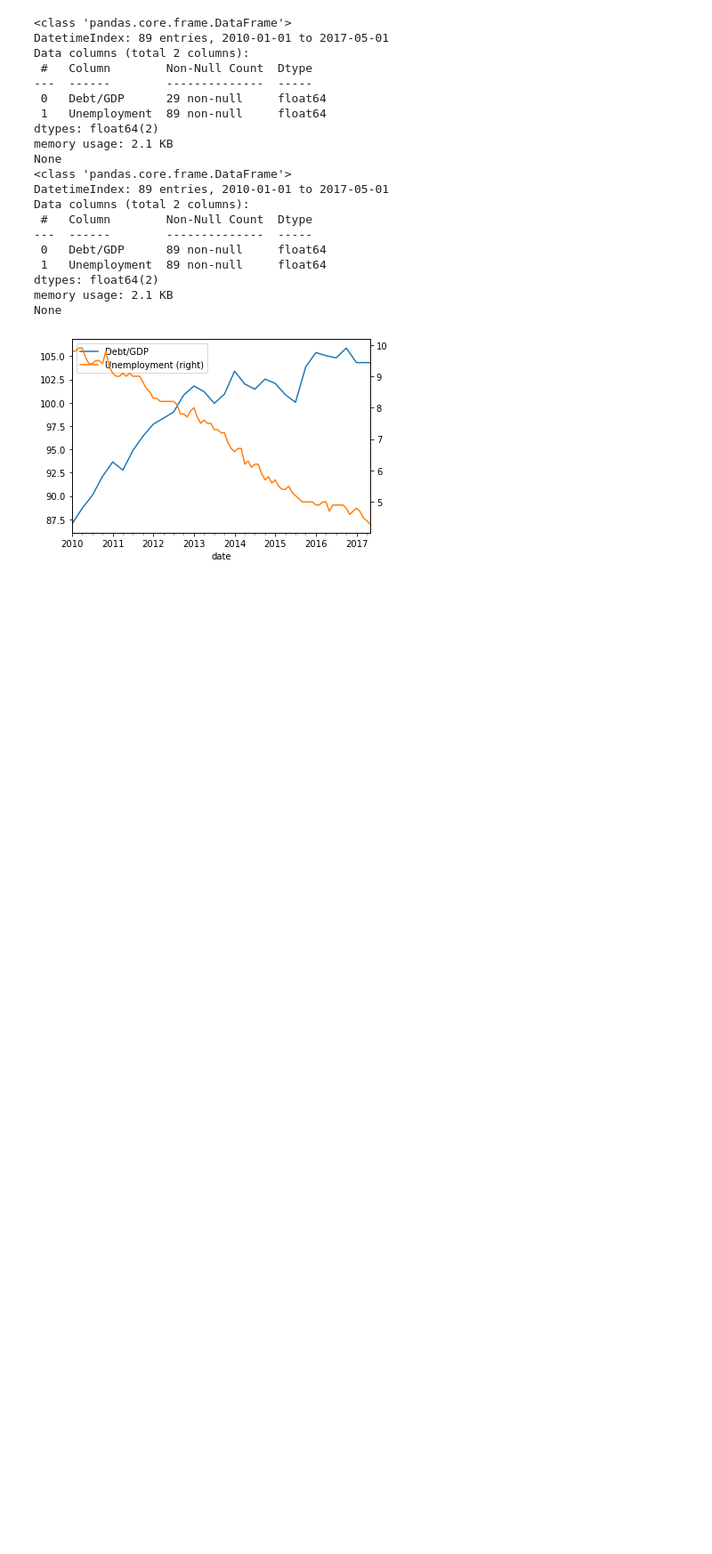
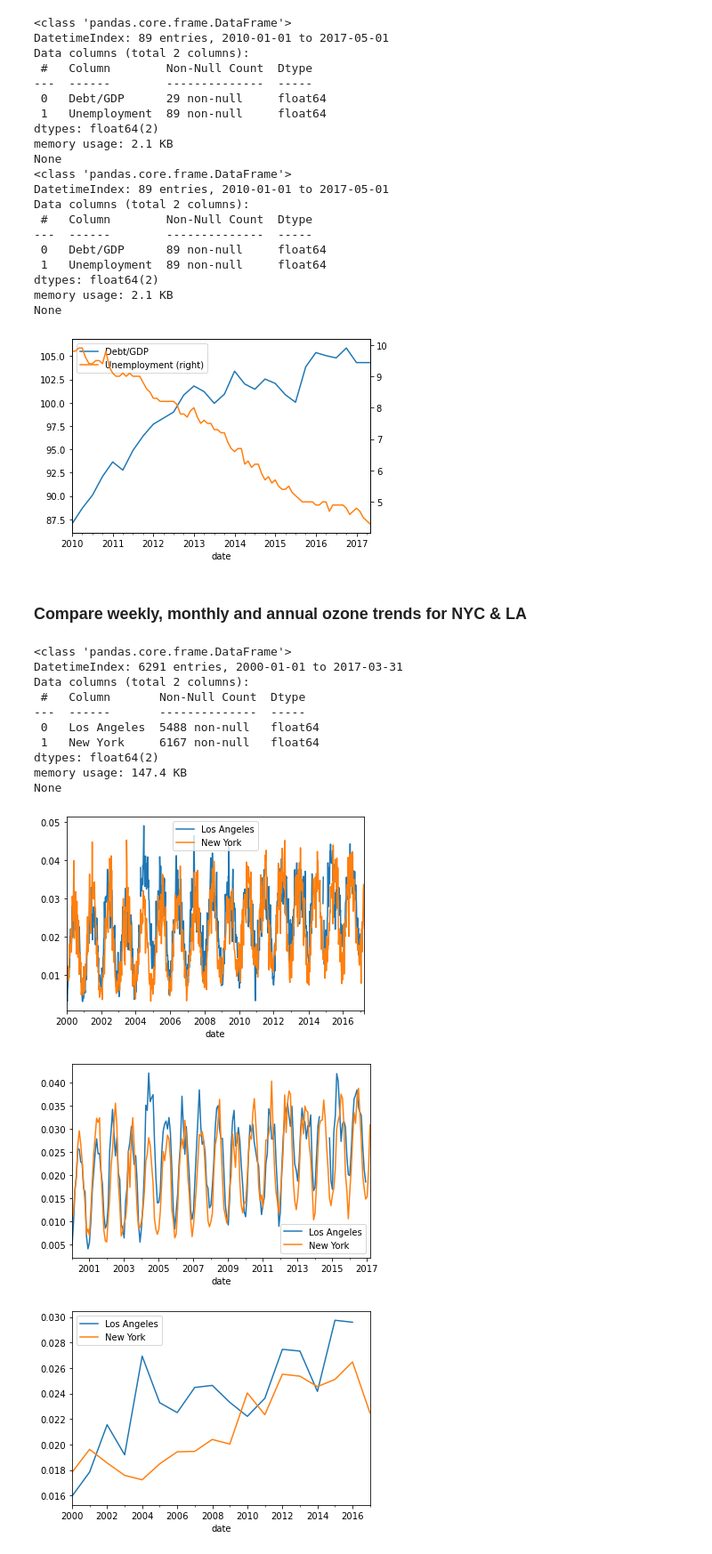
Before and after one commit to naikshubham/Forecasting-using-Python, a Jupyter notebook: Manipulating-Time-Series-Data/Manipulating Time Series.ipynb, the cells around one changed output. Shown at 89% size. Cells and saved outputs as stored; diff of their text form; code cells hidden in the pictures; blank space fills up the shorter version.

```diff
--- a/Manipulating-Time-Series-Data/Manipulating Time Series.ipynb
+++ b/Manipulating-Time-Series-Data/Manipulating Time Series.ipynb
@@ -481,3 +481,37 @@ dtypes: float64(2)
 memory usage: 2.1 KB
 None
 [figure]
+# %% [markdown]
+### Compare weekly, monthly and annual ozone trends for NYC & LA
+# %%
+# Import and inspect data here
+ozone = pd.read_csv('./data/ozone_nyla.csv', parse_dates=['date'], index_col='date')
+print(ozone.info())
+
+# Calculate and plot the weekly average ozone trend
+ozone.resample('W').mean().plot()
+
+plt.show()
+
+# Calculate and plot the monthly average ozone trend
+ozone.resample('M').mean().plot()
+plt.show()
+
+# Calculate and plot the annual average ozone trend
+ozone.resample('A').mean().plot()
+
+plt.show()
+# %% [output]
+<class 'pandas.core.frame.DataFrame'>
+DatetimeIndex: 6291 entries, 2000-01-01 to 2017-03-31
+Data columns (total 2 columns):
+ #   Column       Non-Null Count  Dtype
+---  ------       --------------  -----
+ 0   Los Angeles  5488 non-null   float64
+ 1   New York     6167 non-null   float64
+dtypes: float64(2)
+memory usage: 147.4 KB
+None
+[figure, added]
+[figure, added]
+[figure, added]
```
Also changed, not shown: parts of 14 cells of this notebook.
